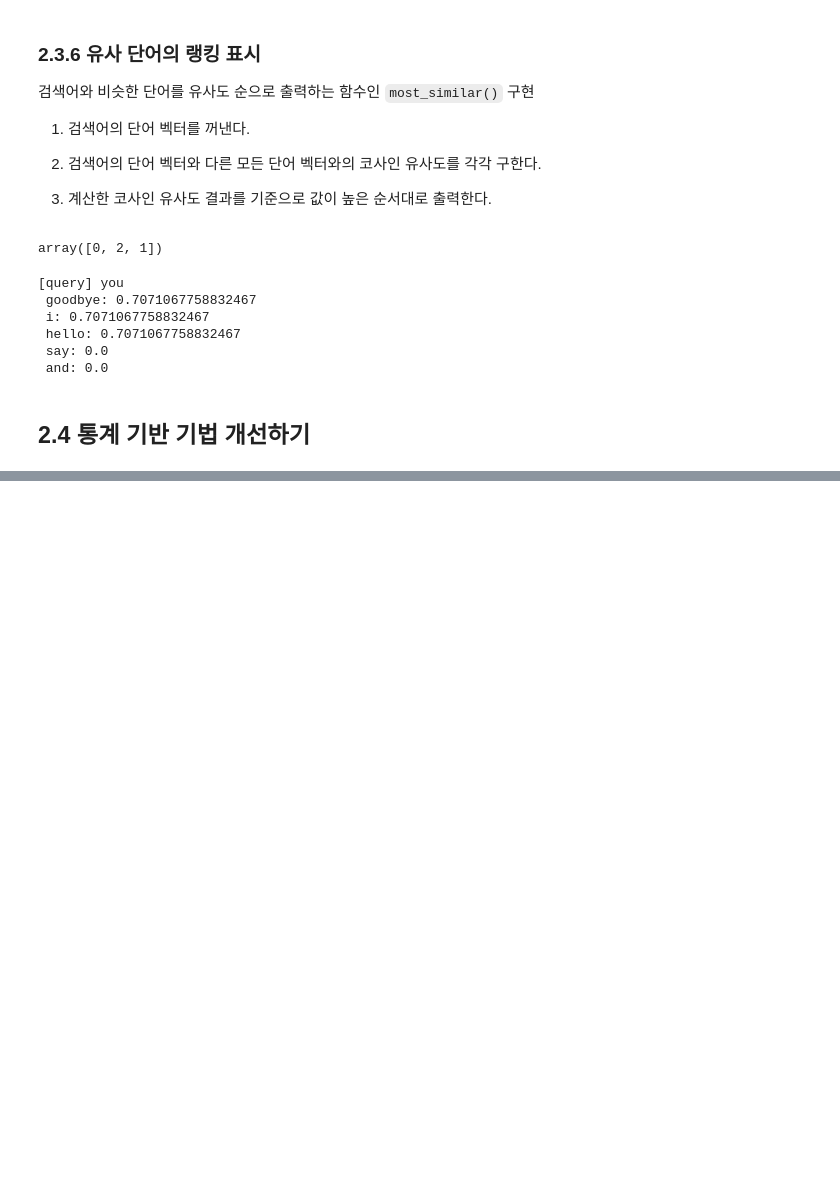
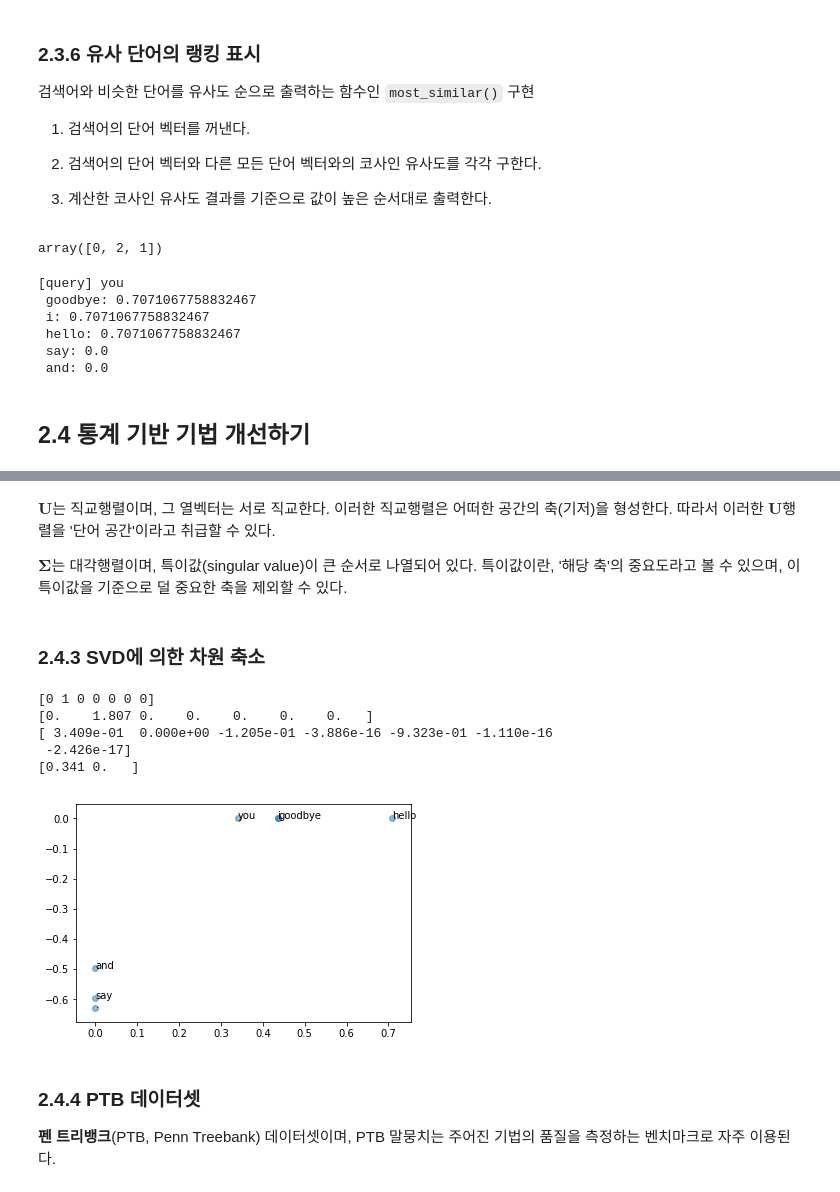
Before and after one commit to ExcelsiorCJH/DLFromScratch2, a Jupyter notebook: Chap02-Natural_Language_and_Distributed_Representation/notebook.ipynb, the cells around one changed output, grey strips where cells are left out. Saved outputs shown, nothing was run; the diff lists cells and outputs as text; code cells hidden in the pictures; blank space fills up the shorter version.

```diff
--- a/Chap02-Natural_Language_and_Distributed_Representation/notebook.ipynb
+++ b/Chap02-Natural_Language_and_Distributed_Representation/notebook.ipynb
@@ -324,0 +442,48 @@ most_similar('you', word_to_id, id_to_word, C, top=5)
+# %% [markdown]
+$\mathbf{U}$는 직교행렬이며, 그 열벡터는 서로 직교한다. 이러한 직교행렬은 어떠한 공간의 축(기저)을 형성한다. 따라서 이러한 $\mathbf{U}$행렬을 '단어 공간'이라고 취급할 수 있다.
+
+$\mathbf{\Sigma}$는 대각행렬이며, 특이값(singular value)이 큰 순서로 나열되어 있다. 특이값이란, '해당 축'의 중요도라고 볼 수 있으며, 이 특이값을 기준으로 덜 중요한 축을 제외할 수 있다.
+# %% [markdown]
+### 2.4.3 SVD에 의한 차원 축소
+# %%
+# count_method_small.py
+%matplotlib inline
+import sys
+sys.path.append('..')
+import numpy as np
+import matplotlib.pyplot as plt
+from common.util import preprocess, create_co_matrix, ppmi
+
+
+text = 'You say goodbye and I say hello.'
+corpus, word_to_id, id_to_word = preprocess(text)
+vocab_size = len(word_to_id)
+C = create_co_matrix(corpus, vocab_size)
+W = ppmi(C)
+
+# SVD
+U, S, V = np.linalg.svd(W)
+# %%
+print(C[0])  # 동시발생 행렬
+print(W[0])  # PPMI 행렬
+print(U[0])  # SVD
+# 2차원으로 차원 축소하기
+print(U[0, :2])
+# %% [output]
+[0 1 0 0 0 0 0]
+[0.    1.807 0.    0.    0.    0.    0.   ]
+[ 3.409e-01  0.000e+00 -1.205e-01 -3.886e-16 -9.323e-01 -1.110e-16
+ -2.426e-17]
+[0.341 0.   ]
+# %%
+# 플롯
+for word, word_id in word_to_id.items():
+    plt.annotate(word, (U[word_id, 0], U[word_id, 1]))
+plt.scatter(U[:,0], U[:,1], alpha=0.5)
+plt.show()
+# %% [output]
+[figure, added]
+# %% [markdown]
+### 2.4.4 PTB 데이터셋
+
+**펜 트리뱅크**(PTB, Penn Treebank) 데이터셋이며, PTB 말뭉치는 주어진 기법의 품질을 측정하는 벤치마크로 자주 이용된다.
```
Also changed, not shown: parts of 14 cells of this notebook, 1 other file.
